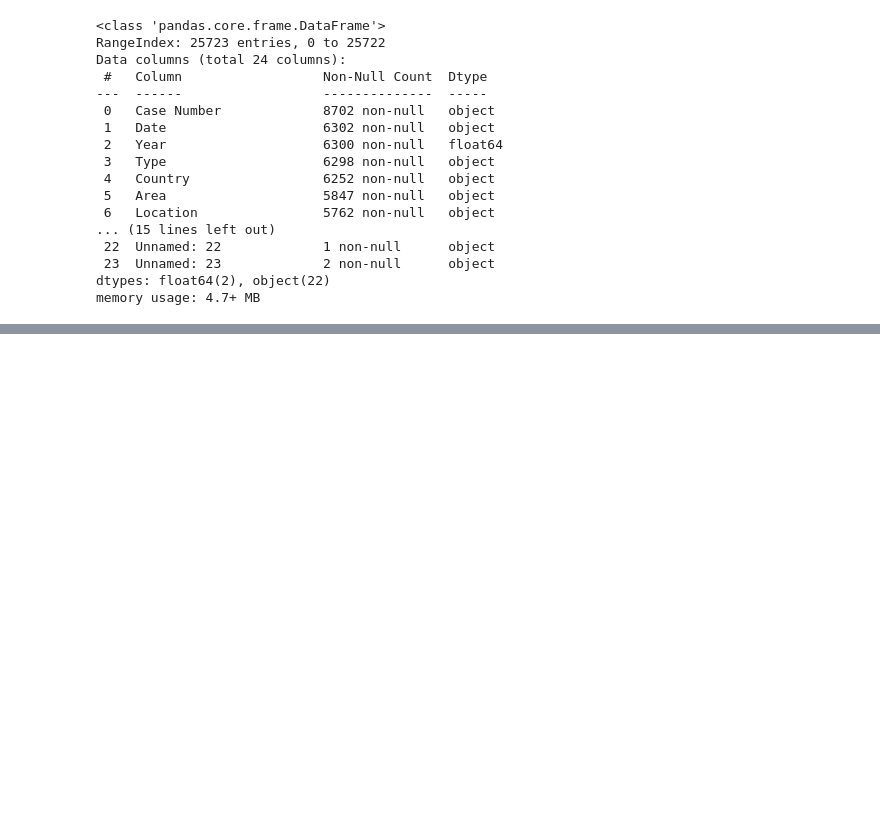
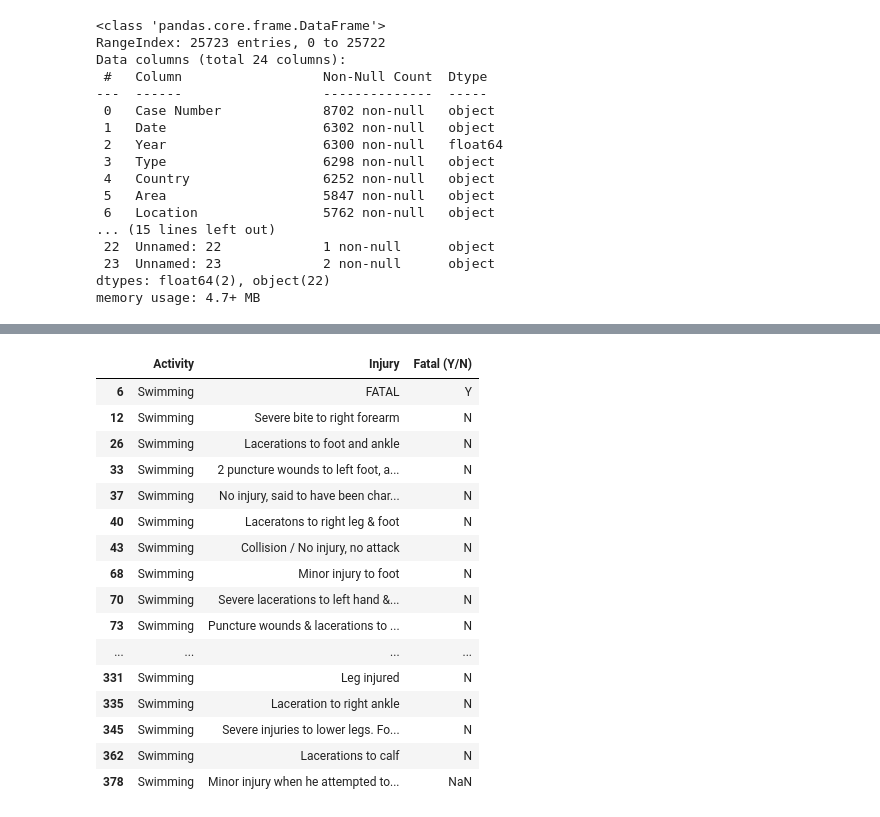
Before and after one commit to MaiaCarlos/Project-Shark-Attack, a Jupyter notebook: Projeto Shark.ipynb, the cells around one changed output, grey strips where cells are left out. Saved outputs shown, nothing was run; the diff lists cells and outputs as text; code cells hidden in the pictures; blank space fills up the shorter version.

```diff
--- a/Projeto Shark.ipynb
+++ b/Projeto Shark.ipynb
@@ -85,0 +123,20 @@ Name: Fatal (Y/N), dtype: int64
+# %%
+shark.loc[~pd.isna(shark['Activity']) & (shark['Activity']=='Swimming') ,['Activity','Injury','Fatal (Y/N)']].head(50)
+# %% [output]
+|  | Activity | Injury | Fatal (Y/N) |
+| 6 | Swimming | FATAL | Y |
+| 12 | Swimming | Severe bite to right forearm | N |
+| 26 | Swimming | Lacerations to foot and ankle | N |
+| 33 | Swimming | 2 puncture wounds to left foot, a... | N |
+| 37 | Swimming | No injury, said to have been char... | N |
+| 40 | Swimming | Laceratons to right leg & foot | N |
+| 43 | Swimming | Collision / No injury, no attack | N |
+| 68 | Swimming | Minor injury to foot | N |
+| 70 | Swimming | Severe lacerations to left hand &... | N |
+| 73 | Swimming | Puncture wounds & lacerations to ... | N |
+| ... | ... | ... | ... |
+| 331 | Swimming | Leg injured | N |
+| 335 | Swimming | Laceration to right ankle | N |
+| 345 | Swimming | Severe injuries to lower legs. Fo... | N |
+| 362 | Swimming | Lacerations to calf | N |
+| 378 | Swimming | Minor injury when he attempted to... | NaN |
```
Also changed, not shown: parts of 16 cells of this notebook.
